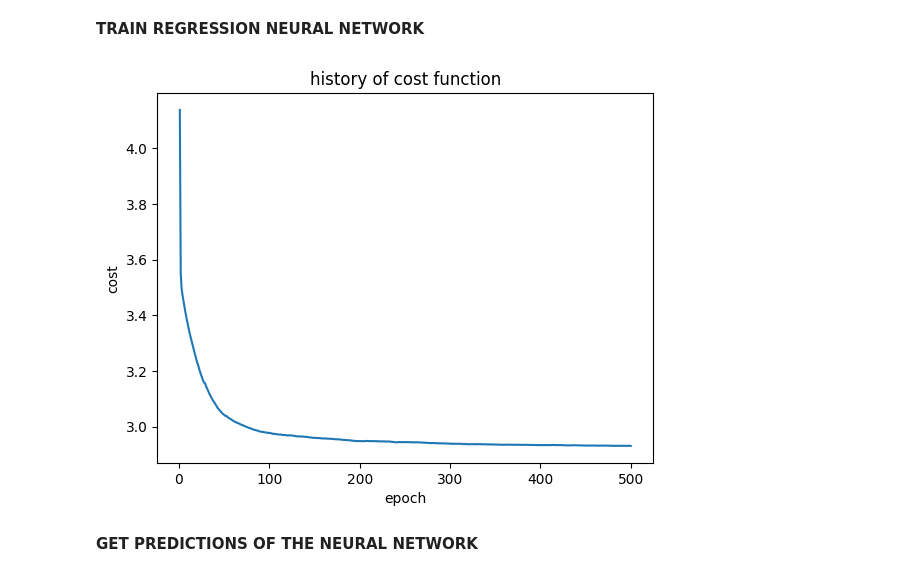
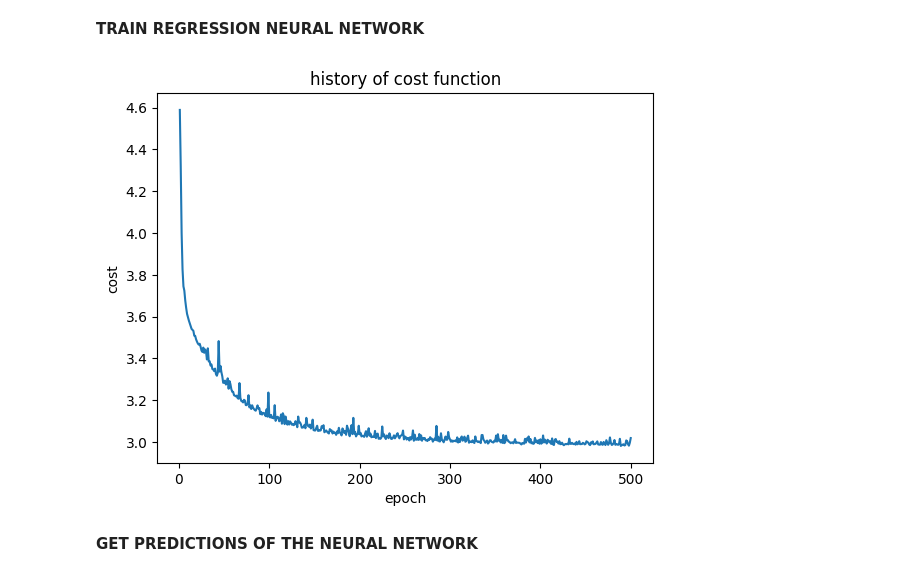
Before and after one commit to LuisFelipeVelasco/ML_And_Generative_AI_Experiments, a Jupyter notebook: Notebooks/neural_network_from_scratch.ipynb, the cells around one changed output. Cells and saved outputs as stored; diff of their text form; code cells hidden in the pictures.

Commit message:
Fix cost calculation and shuffle samples each epoch

```diff
--- a/Notebooks/neural_network_from_scratch.ipynb
+++ b/Notebooks/neural_network_from_scratch.ipynb
@@ -20,7 +18,7 @@ MessageError: Error: credential propagation was unsuccessful
 class NeuralNetwork():
   """Representation of a neural network"""
 
-  def __init__(self, learning_rate:int, input_size:int, layers:list, epochs:int , paradigm:str):
+  def __init__(self, learning_rate:float, input_size:int, layers:list, epochs:int , paradigm:str):
 
     """Initialize the neural network"""
 
@@ -91,7 +89,7 @@ class NeuralNetwork():
       if(current_layer==self.count_layers-1 and self.paradigm=="classification"):
         net_input_normalized = net_input-np.max(net_input)
         current_activations = self.get_softmax_activation(net_input_normalized)
-      elif (self.paradigm=="regression"):current_activations= self.get_relu_activation(net_input)
+      else :current_activations= self.get_relu_activation(net_input)
       layer_activations.append(current_activations)
     return layer_activations
 
@@ -139,6 +137,13 @@ class NeuralNetwork():
     with tqdm(total=self.epochs) as pbar:
       for i in range (self.epochs):
         cost = 0;
+        indices=np.random.permutation(count_samples)
+        for j in indices:
+          sample = samples[j][:,None]
+          label= labels[j]
+          layer_activations=self.get_layer_activations(sample)
+          weights_gradients, biases_gradients= self.backpropagation(layer_activations,sample,label[:,None])
+          self.optimization(weights_gradients,biases_gradients)
         for j in range (count_samples):
           sample = samples[j][:,None]
           label= labels[j]
@@ -148,11 +153,10 @@ class NeuralNetwork():
             cost+=-np.log(prediction[label==1])[0][0]
           elif(self.paradigm=="regression"):
             cost+=sum((label[:,None] - prediction)**2)[0]
-          weights_gradients, biases_gradients= self.backpropagation(layer_activations,sample,label[:,None])
-          self.optimization(weights_gradients,biases_gradients)
         cost/=count_samples
+        self.cost_history.append(cost)
         pbar.update(1)
-        self.cost_history.append(cost)
+
 
   def plot_cost_history(self):
 
@@ -372,12 +376,12 @@ The away team wins
 # %%
 samples= df.iloc[:,:-5].values
 labels= df.iloc[:,-5:-3].values
 columns_count=samples.shape[1]
-model= NeuralNetwork(0.001,columns_count,[110,2],500,"regression")
+model= NeuralNetwork(0.0001,columns_count,[110,110,110,2],500,"regression")
 model.fit(samples,labels)
 model.plot_cost_history()
 # %% [output]
-[figure, old version]
+[figure, new version]
 # %% [markdown]
 **GET PREDICTIONS OF THE NEURAL NETWORK**
 # %%
```
Also changed, not shown: parts of 3 cells of this notebook.
